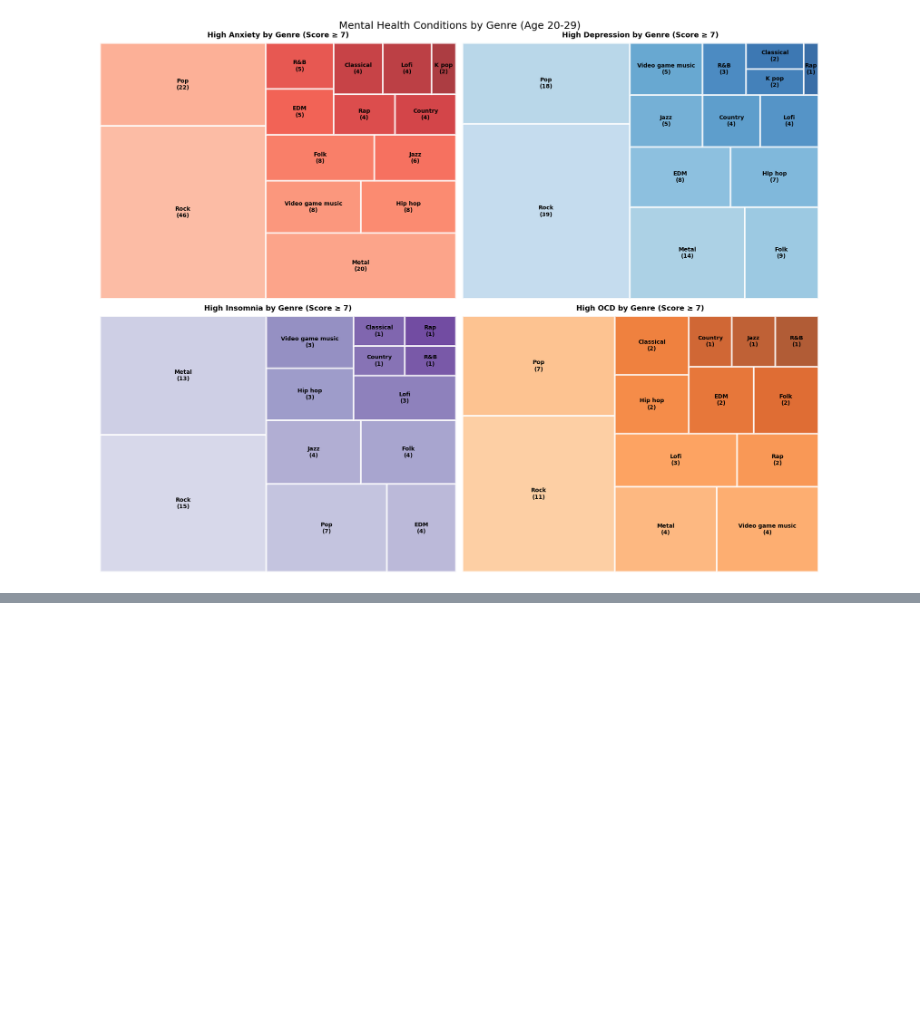
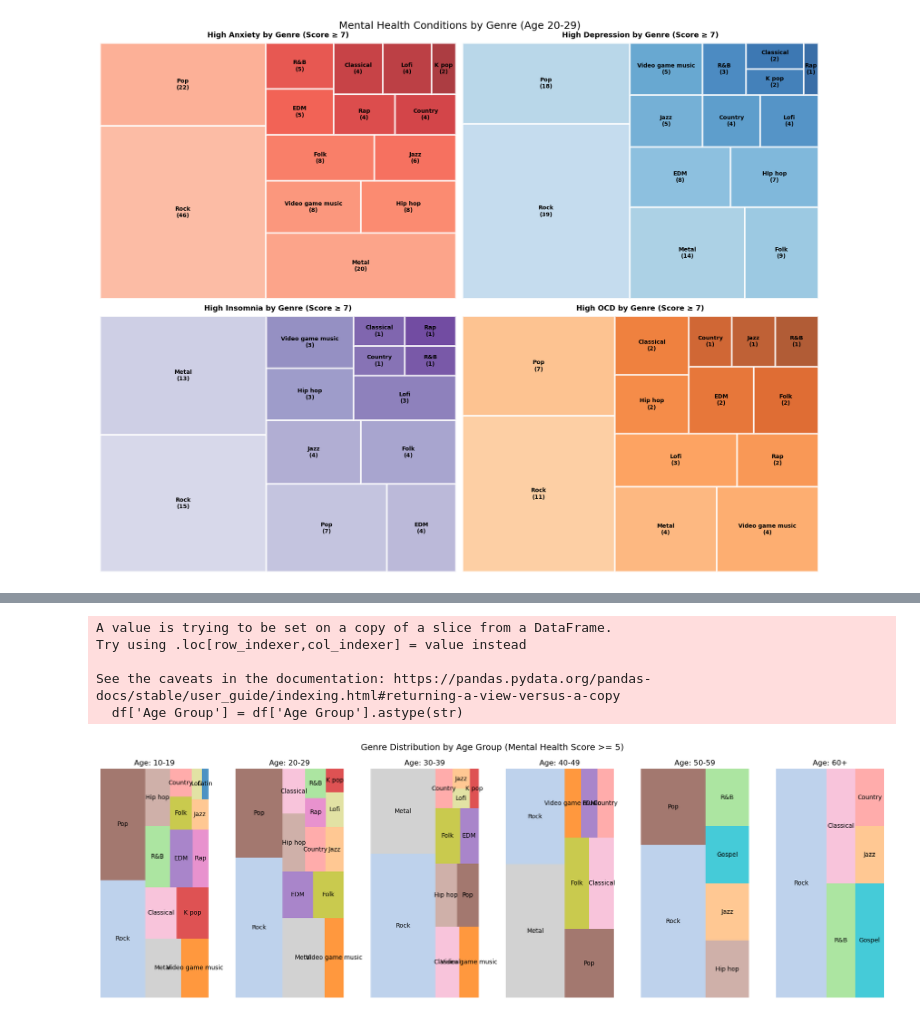
Before and after one commit to gabelsnider/Music-and-Mental-Health-DA, a Jupyter notebook: project/preliminary-notebooks/MxMH2.ipynb, the cells around one changed output, grey strips where cells are left out. Drawn from its saved outputs; the diff is of its cells as text; code cells hidden in the pictures; blank space fills up the shorter version.

```diff
--- a/project/preliminary-notebooks/MxMH2.ipynb
+++ b/project/preliminary-notebooks/MxMH2.ipynb
@@ -98,0 +145,44 @@ plt.show()
+# %%
+import matplotlib.cm as cm
+df['Age Group'] = df['Age Group'].astype(str)
+df = df[df['Age Group'] != 'nan']
+age_order = ['10-19', '20-29', '30-39', '40-49', '50-59', '60+']
+age_groups = [age for age in age_order if age in df['Age Group'].unique()]
+
+all_genres = df['Fav genre'].unique()
+cmap = cm.get_cmap('tab20')
+genre_colors = {genre: cmap(i/len(all_genres)) for i, genre in enumerate(all_genres)}
+
+fig, axes = plt.subplots(1, len(age_groups), figsize=(18, 6))
+
+for i, age_group in enumerate(age_groups):
+    people_in_this_age = df[df['Age Group'] == age_group]
+    high_scorers = people_in_this_age[(people_in_this_age['Anxiety'] >= 5) |
+                                       (people_in_this_age['Depression'] >= 5) |
+                                       (people_in_this_age['Insomnia'] >= 5) |
+                                       (people_in_this_age['OCD'] >= 5)]
+
+    genre_counts = high_scorers['Fav genre'].value_counts()
+
+    ax = axes[i]
+    colors = [genre_colors[genre] for genre in genre_counts.index]
+
+    squarify.plot(sizes=genre_counts.values,
+                 label=genre_counts.index,
+                 alpha=0.8,
+                 ax=ax,
+                 color=colors,
+                 text_kwargs={'fontsize': 10})
+    ax.set_title(f'Age: {age_group}', fontsize=12)
+    ax.axis('off')
+
+plt.suptitle('Genre Distribution by Age Group (Mental Health Score >= 5)', fontsize=14)
+plt.tight_layout()
+plt.show()
+# %% [output]
+A value is trying to be set on a copy of a slice from a DataFrame.
+Try using .loc[row_indexer,col_indexer] = value instead
+
+See the caveats in the documentation: https://pandas.pydata.org/pandas-docs/stable/user_guide/indexing.html#returning-a-view-versus-a-copy
+  df['Age Group'] = df['Age Group'].astype(str)
+[figure, added]
```
Also changed, not shown: parts of 2 cells of this notebook.
